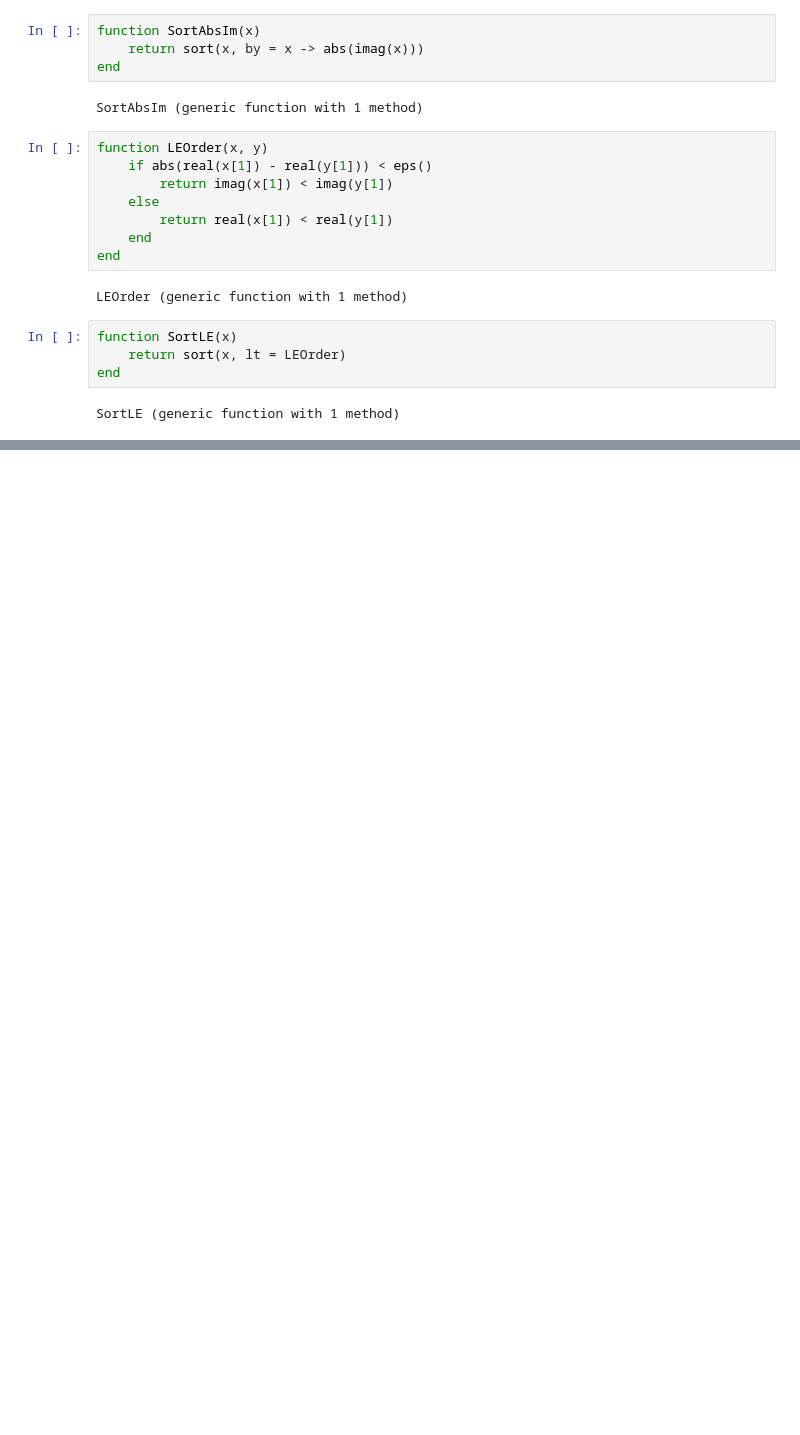
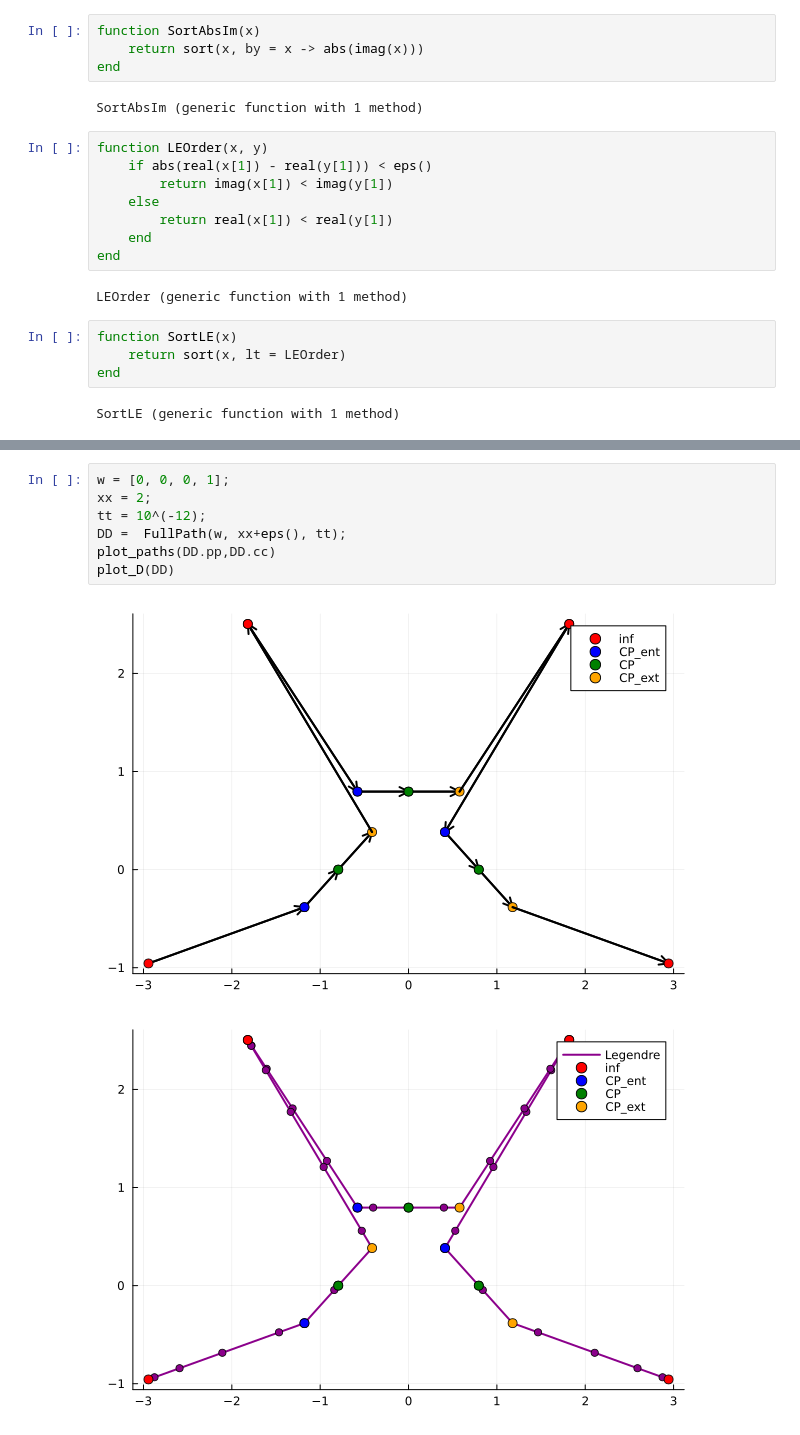
Before and after one commit to WietseVaes/NUTM-timestep, a Jupyter notebook: Memos/Deformations.ipynb, the cells around one changed output, grey strips where cells are left out. Drawn from its saved outputs; the diff is of its cells as text; blank space fills up the shorter version.

```diff
--- a/Memos/Deformations.ipynb
+++ b/Memos/Deformations.ipynb
@@ -252,0 +506,10 @@ plot_paths(path)
+# %%
+w = [0, 0, 0, 1];
+xx = 2;
+tt = 10^(-12);
+DD =  FullPath(w, xx+eps(), tt);
+plot_paths(DD.pp,DD.cc)
+plot_D(DD)
+# %% [output]
+[figure, added]
+[figure, added]
```
Also changed, not shown: parts of 25 cells of this notebook.
